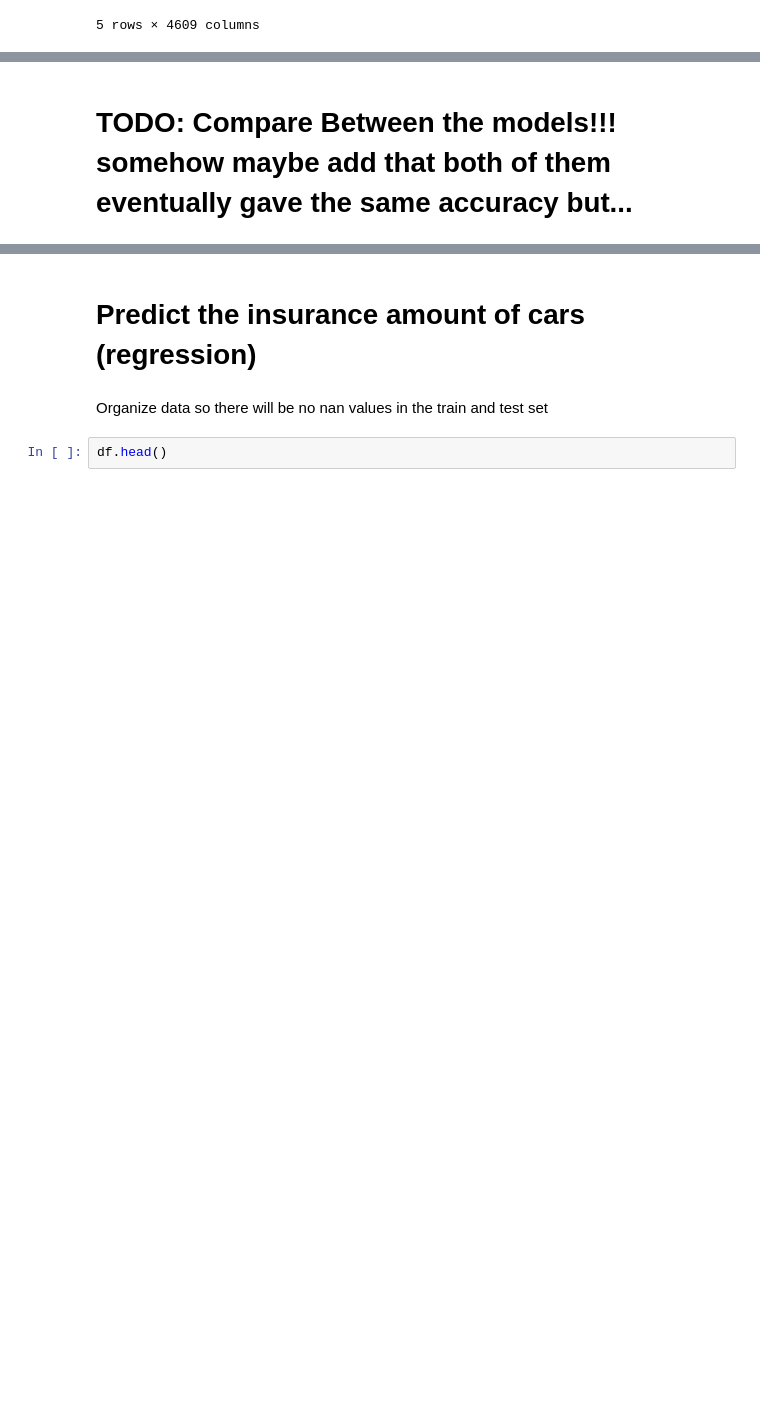
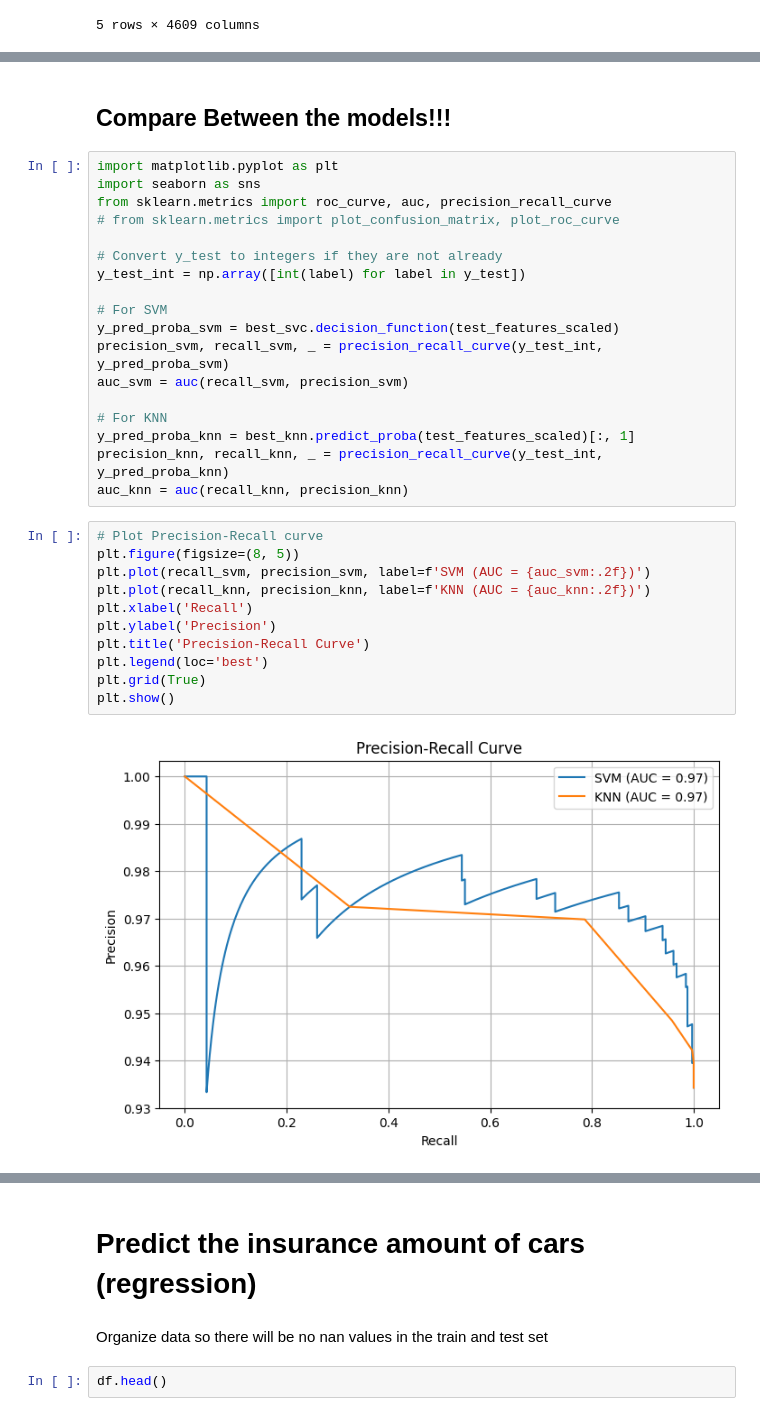
Before and after one commit to moriagr/ML_final_Project, a Jupyter notebook: car_insurance_1.ipynb, the cells around one changed output, grey strips where cells are left out. Cells and saved outputs as stored; diff of their text form; blank space fills up the shorter version.

```diff
--- a/car_insurance_1.ipynb
+++ b/car_insurance_1.ipynb
@@ -559,5 +559,36 @@ df_t.head()
 | 2 | img_4637390.jpg | AC | 43700 | 1092.5 | 2023-11-28 | 11003.0 | 1 |
 | 3 | img_4516108.jpg | BB | 46100 | 1152.5 | 2028-02-04 | 11603.0 | 1 |
 | 4 | img_4517008.jpg | BB | 40700 | 1017.5 | 2022-01-03 | 10253.0 | 1 |
-# %% [markdown]
-# TODO: Compare Between the models!!! somehow maybe add that both of them eventually gave the same accuracy but...
+# %% [markdown]
+## Compare Between the models!!!
+# %%
+import matplotlib.pyplot as plt
+import seaborn as sns
+from sklearn.metrics import roc_curve, auc, precision_recall_curve
+# from sklearn.metrics import plot_confusion_matrix, plot_roc_curve
+
+# Convert y_test to integers if they are not already
+y_test_int = np.array([int(label) for label in y_test])
+
+# For SVM
+y_pred_proba_svm = best_svc.decision_function(test_features_scaled)
+precision_svm, recall_svm, _ = precision_recall_curve(y_test_int, y_pred_proba_svm)
+auc_svm = auc(recall_svm, precision_svm)
+
+# For KNN
+y_pred_proba_knn = best_knn.predict_proba(test_features_scaled)[:, 1]
+precision_knn, recall_knn, _ = precision_recall_curve(y_test_int, y_pred_proba_knn)
+auc_knn = auc(recall_knn, precision_knn)
+# %%
+# Plot Precision-Recall curve
+plt.figure(figsize=(8, 5))
+plt.plot(recall_svm, precision_svm, label=f'SVM (AUC = {auc_svm:.2f})')
+plt.plot(recall_knn, precision_knn, label=f'KNN (AUC = {auc_knn:.2f})')
+plt.xlabel('Recall')
+plt.ylabel('Precision')
+plt.title('Precision-Recall Curve')
+plt.legend(loc='best')
+plt.grid(True)
+plt.show()
+# %% [output]
+[figure, added]
```
Also changed, not shown: parts of 23 cells of this notebook.
